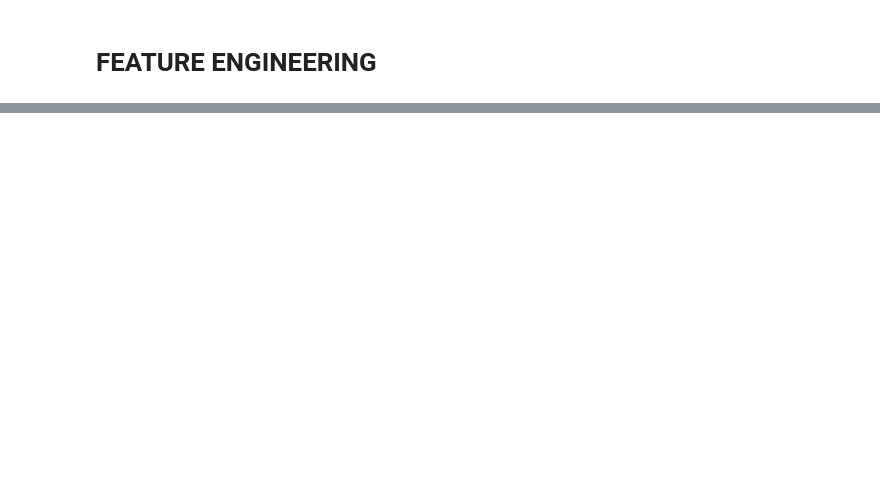
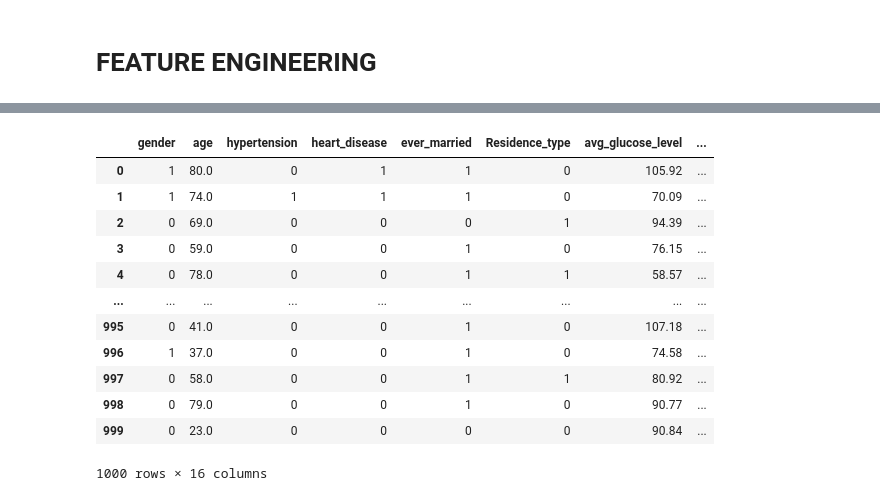
Before and after one commit to iamsermie/IDSS-ICA-2, a Jupyter notebook: stroke decision support system.ipynb, the cells around one changed output, grey strips where cells are left out. Cells and saved outputs as stored; diff of their text form; code cells hidden in the pictures; blank space fills up the shorter version.

```diff
--- a/stroke decision support system.ipynb
+++ b/stroke decision support system.ipynb
@@ -273,0 +457,16 @@ plt.show()
+# %%
+df_final.head(1000)
+# %% [output]
+|  | gender | age | hypertension | heart_disease | ever_married | Residence_type | avg_glucose_level | ... |
+| 0 | 1 | 80.0 | 0 | 1 | 1 | 0 | 105.92 | ... |
+| 1 | 1 | 74.0 | 1 | 1 | 1 | 0 | 70.09 | ... |
+| 2 | 0 | 69.0 | 0 | 0 | 0 | 1 | 94.39 | ... |
+| 3 | 0 | 59.0 | 0 | 0 | 1 | 0 | 76.15 | ... |
+| 4 | 0 | 78.0 | 0 | 0 | 1 | 1 | 58.57 | ... |
+| ... | ... | ... | ... | ... | ... | ... | ... | ... |
+| 995 | 0 | 41.0 | 0 | 0 | 1 | 0 | 107.18 | ... |
+| 996 | 1 | 37.0 | 0 | 0 | 1 | 0 | 74.58 | ... |
+| 997 | 0 | 58.0 | 0 | 0 | 1 | 1 | 80.92 | ... |
+| 998 | 0 | 79.0 | 0 | 0 | 1 | 0 | 90.77 | ... |
+| 999 | 0 | 23.0 | 0 | 0 | 0 | 0 | 90.84 | ... |
+1000 rows × 16 columns
```
Also changed, not shown: parts of 22 cells of this notebook, 3 other files.
